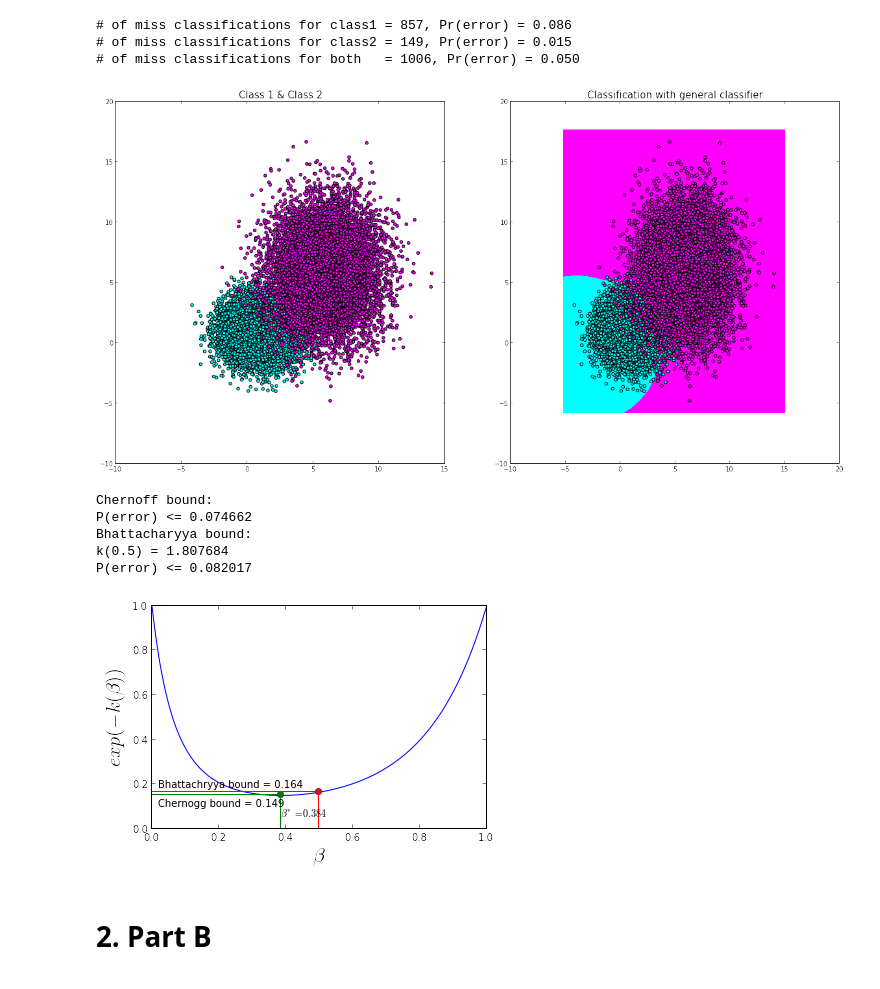
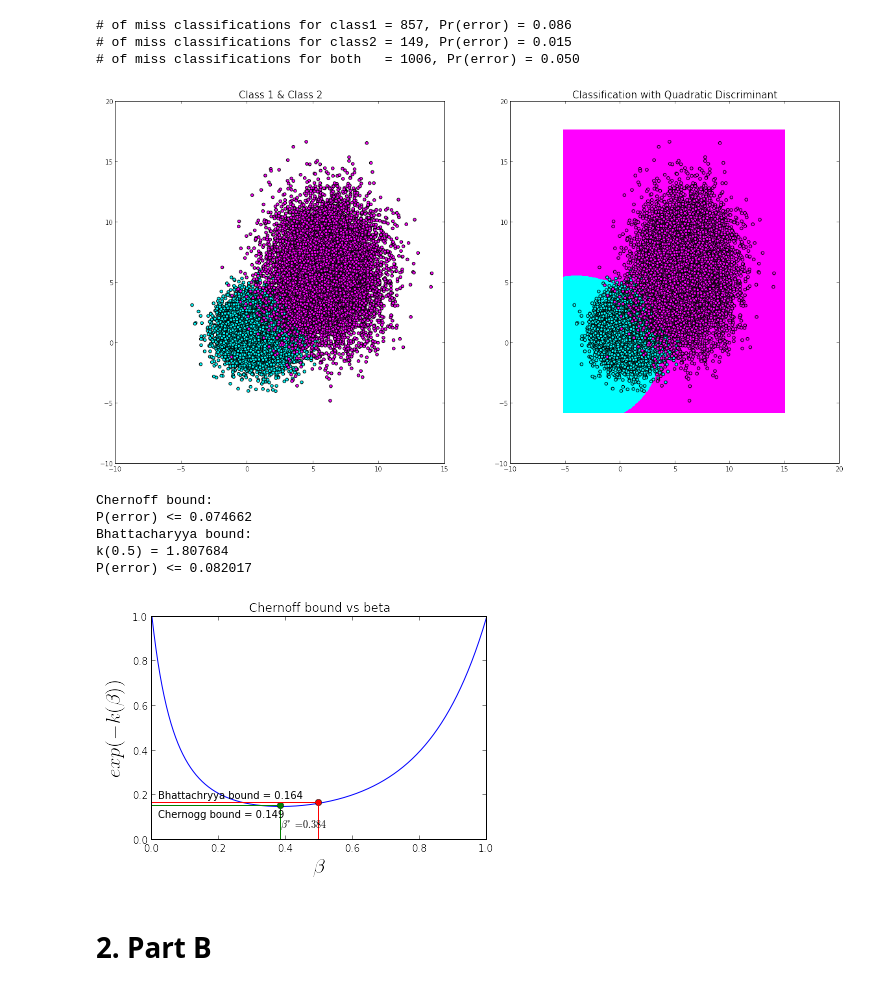
Before and after one commit to YutaMiyake/PatternRecognition, a Jupyter notebook: PA01/plot.ipynb, the cells around one changed output. Cells and saved outputs as stored; diff of their text form; code cells hidden in the pictures.

Commit message:
add lines and remove some unnecessary plots

```diff
--- a/PA01/plot.ipynb
+++ b/PA01/plot.ipynb
@@ -300,43 +295,0 @@ visualize(classifier2, case1_sample_set, labels, axarr[1])
-# %%
-# distribution
-mean1 = np.array([1.,1.])
-mean2 = np.array([6.,6.])
-apriori1 = 0.2
-apriori2 = 0.8
-var = 2.
-cov = np.array([[var,0],[0,var]])
-
-# configuration
-betas = np.linspace(0,1,1000)
-ekbs = []
-minekb = None
-minbeta = None
-ekb_value = None
-
-# calc ekbs
-for beta in betas:
-    ekb_value = ekb(beta, mean1, mean2, cov, cov)
-    if minekb == None or minekb > ekb_value:
-        minekb = ekb_value
-        minbeta = beta
-    ekbs.append(ekb_value)
-
-# plot ekbs bs beta
-plot(betas, ekbs)
-xlabel(r'$\beta$',fontsize=20)
-ylabel(r'$exp(-k(\beta))$',fontsize=20)
-
-beta = minbeta
-ekb_value = minekb
-plot(beta,ekb_value,'go')
-plot(np.linspace(0,beta,2),[ekb_value]*2, 'g')
-plot([beta]*2,np.linspace(0,ekb_value,2), 'g')
-text(0.02, ekb_value+0.05, "Chernogg bound = %.3f" %(ekb_value),horizontalalignment='left', fontsize=10)
-text(beta+0.01, ekb_value+0.05, r"$\beta^*=%.3f$" %(beta),horizontalalignment='left', fontsize=10)
-
-# print upperbounds for probability of error
-print "Chernoff bound:"
-print r"P(error) <= %f" %(chernoff(minbeta, apriori1, apriori2, ekb_value))
-print
-print "Bhattacharyya bound: \nk(0.5) = %f" %(-np.log(ekb_value))
-print r"P(error) <= %f" %(bhattacharyya(apriori1, apriori2, ekb_value))
@@ -373,10 +350,10 @@ f, axarr = subplots(1, 2,figsize=(20, 10))
 axarr[0].set_title("Class 1 & Class 2", fontsize=15)
 axarr[0].scatter(case2_sample_set[:,0], case2_sample_set[:,1], c=labels, cmap='cool')
 
-axarr[1].set_title("Classification with general classifier", fontsize=15)
+axarr[1].set_title("Classification with Quadratic Discriminant", fontsize=15)
 visualize(classifier1, case2_sample_set, labels, axarr[1])
 # %% [output]
-[figure, old version]
+[figure, new version]
 # %%
 mean1 = np.array([1.,1.])
 mean2 = np.array([6.,6.])
@@ -401,38 +378,39 @@ for beta in betas:
 
 # plot ekbs bs beta
 plot(betas, ekbs)
+title('Chernoff bound vs beta')
 xlabel(r'$\beta$',fontsize=20)
 ylabel(r'$exp(-k(\beta))$',fontsize=20)
 
 beta = minbeta
 ekb_value = minekb
 plot(beta,ekb_value,'go')
 plot(np.linspace(0,beta,2),[ekb_value]*2, 'g')
 plot([beta]*2,np.linspace(0,ekb_value,2), 'g')
 text(0.02, ekb_value-0.05, "Chernogg bound = %.3f" %(ekb_value),horizontalalignment='left', fontsize=10)
 text(beta, ekb_value-0.1, r"$\beta^*=%.3f$" %(beta),horizontalalignment='left', fontsize=10)
 
 # print upperbounds for probability of error
 print "Chernoff bound:"
 print r"P(error) <= %f" %(chernoff(minbeta, apriori1, apriori2, ekb_value))
 
 # plot bounds
 beta = 0.5
 ekb_value = ekb(beta, mean1, mean2, cov1, cov2)
 plot(beta,ekb_value,'ro')
 plot(np.linspace(0,beta,2),[ekb_value]*2, 'r')
 plot([beta]*2,np.linspace(0,ekb_value,2), 'r')
 text(0.02, ekb_value+0.02, "Bhattachryya bound = %.3f" %(ekb_value),horizontalalignment='left', fontsize=10)
 
 print "Bhattacharyya bound: \nk(0.5) = %f" %(-np.log(ekb_value))
 print r"P(error) <= %f" %(bhattacharyya(apriori1, apriori2, ekb_value))
 # %% [output]
 Chernoff bound:
 P(error) <= 0.074662
 Bhattacharyya bound:
 k(0.5) = 1.807684
 P(error) <= 0.082017
-[figure, old version]
+[figure, new version]
 # %% [markdown]
 # 2. Part B
 # %%
```
Also changed, not shown: parts of 9 cells of this notebook.
